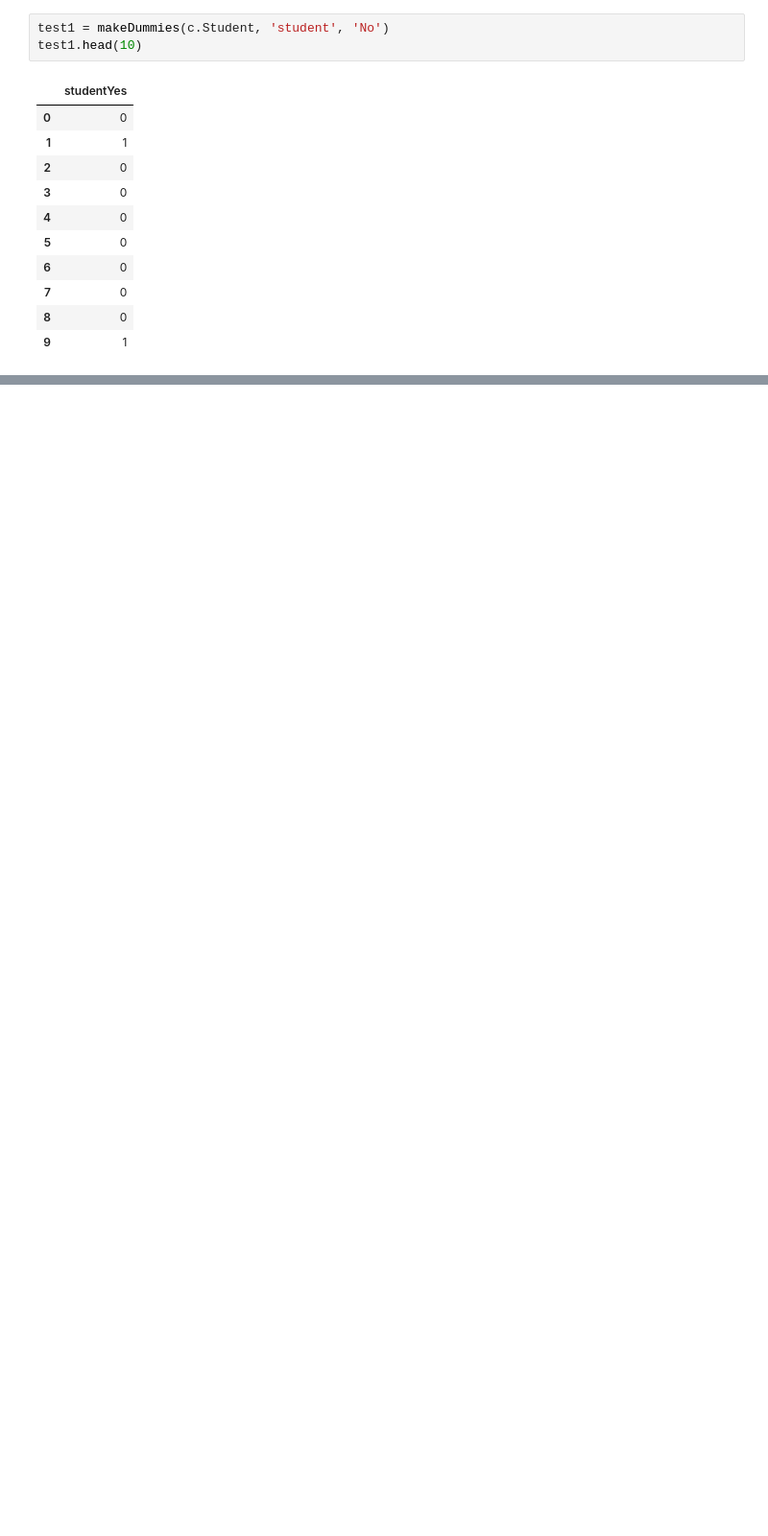
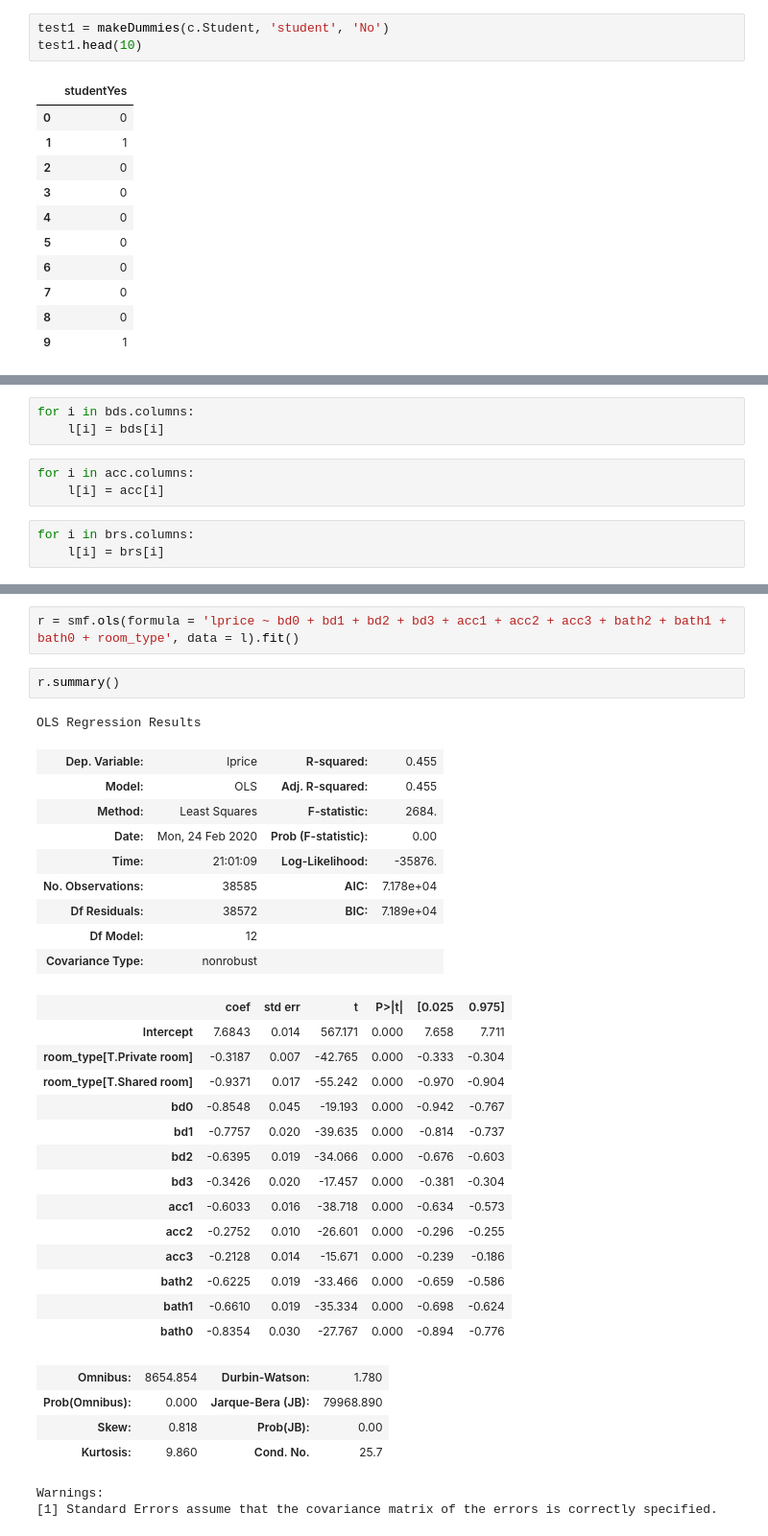
Before and after one commit to simrankota/info370, a Jupyter notebook: assignments/ps-multiple-regression.ipynb, the cells around one changed output, grey strips where cells are left out. Shown at 96% size. Cells and saved outputs as stored; diff of their text form; blank space fills up the shorter version.

```diff
--- a/assignments/ps-multiple-regression.ipynb
+++ b/assignments/ps-multiple-regression.ipynb
@@ -237,0 +595,9 @@ test3.head(10)
+# %%
+for i in bds.columns:
+    l[i] = bds[i]
+# %%
+for i in acc.columns:
+    l[i] = acc[i]
+# %%
+for i in brs.columns:
+    l[i] = brs[i]
@@ -237,0 +613,35 @@ test3.head(10)
+# %%
+r = smf.ols(formula = 'lprice ~ bd0 + bd1 + bd2 + bd3 + acc1 + acc2 + acc3 + bath2 + bath1 + bath0 + room_type', data = l).fit()
+# %%
+r.summary()
+# %% [output]
+OLS Regression Results
+| Dep. Variable: | lprice | R-squared: | 0.455 |
+| Model: | OLS | Adj. R-squared: | 0.455 |
+| Method: | Least Squares | F-statistic: | 2684. |
+| Date: | Mon, 24 Feb 2020 | Prob (F-statistic): | 0.00 |
+| Time: | 21:01:09 | Log-Likelihood: | -35876. |
+| No. Observations: | 38585 | AIC: | 7.178e+04 |
+| Df Residuals: | 38572 | BIC: | 7.189e+04 |
+| Df Model: | 12 |  |  |
+| Covariance Type: | nonrobust |  |  |
+|  | coef | std err | t | P>|t| | [0.025 | 0.975] |
+| Intercept | 7.6843 | 0.014 | 567.171 | 0.000 | 7.658 | 7.711 |
+| room_type[T.Private room] | -0.3187 | 0.007 | -42.765 | 0.000 | -0.333 | -0.304 |
+| room_type[T.Shared room] | -0.9371 | 0.017 | -55.242 | 0.000 | -0.970 | -0.904 |
+| bd0 | -0.8548 | 0.045 | -19.193 | 0.000 | -0.942 | -0.767 |
+| bd1 | -0.7757 | 0.020 | -39.635 | 0.000 | -0.814 | -0.737 |
+| bd2 | -0.6395 | 0.019 | -34.066 | 0.000 | -0.676 | -0.603 |
+| bd3 | -0.3426 | 0.020 | -17.457 | 0.000 | -0.381 | -0.304 |
+| acc1 | -0.6033 | 0.016 | -38.718 | 0.000 | -0.634 | -0.573 |
+| acc2 | -0.2752 | 0.010 | -26.601 | 0.000 | -0.296 | -0.255 |
+| acc3 | -0.2128 | 0.014 | -15.671 | 0.000 | -0.239 | -0.186 |
+| bath2 | -0.6225 | 0.019 | -33.466 | 0.000 | -0.659 | -0.586 |
+| bath1 | -0.6610 | 0.019 | -35.334 | 0.000 | -0.698 | -0.624 |
+| bath0 | -0.8354 | 0.030 | -27.767 | 0.000 | -0.894 | -0.776 |
+| Omnibus: | 8654.854 | Durbin-Watson: | 1.780 |
+| Prob(Omnibus): | 0.000 | Jarque-Bera (JB): | 79968.890 |
+| Skew: | 0.818 | Prob(JB): | 0.00 |
+| Kurtosis: | 9.860 | Cond. No. | 25.7 |
+Warnings:
+[1] Standard Errors assume that the covariance matrix of the errors is correctly specified.
```
Also changed, not shown: parts of 80 cells of this notebook.
